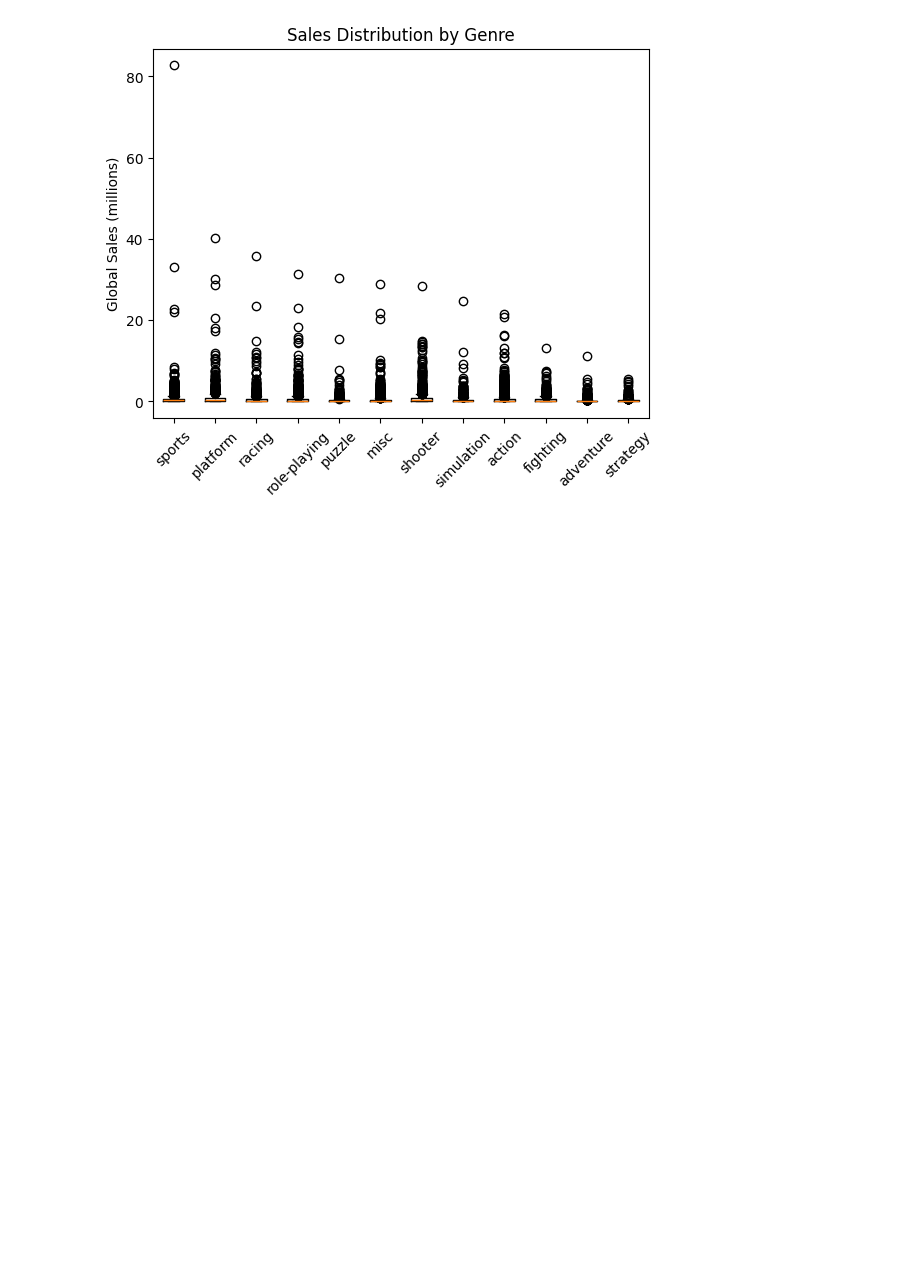
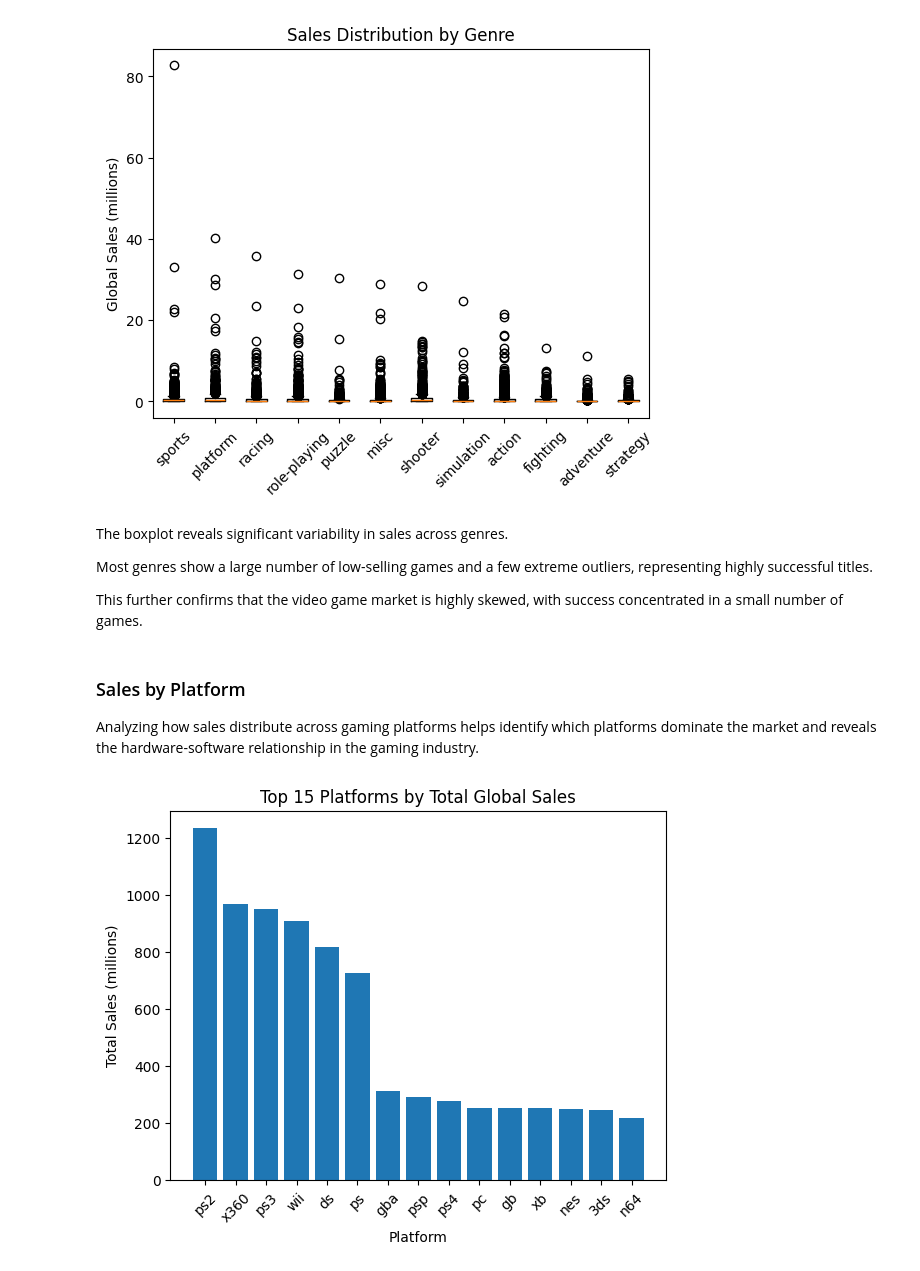
Before and after one commit to VenomRevenge/data-science-exam-video-game-success-analysis, a Jupyter notebook: video_games_analysis.ipynb, the cells around one changed output. Cells and saved outputs as stored; diff of their text form; code cells hidden in the pictures; blank space fills up the shorter version.

Commit message:
Did some EDA on sales by platform, review scores and regional sales distribution, next will do some correlation analysis

```diff
--- a/video_games_analysis.ipynb
+++ b/video_games_analysis.ipynb
@@ -682,3 +682,30 @@ plt.ylabel("Global Sales (millions)")
 plt.show()
 # %% [output]
 [figure]
+# %% [markdown]
+The boxplot reveals significant variability in sales across genres.
+
+Most genres show a large number of low-selling games and a few extreme outliers, representing highly successful titles.
+
+This further confirms that the video game market is highly skewed, with success concentrated in a small number of games.
+# %% [markdown]
+### Sales by Platform
+
+Analyzing how sales distribute across gaming platforms helps identify which platforms dominate the market and reveals the hardware-software relationship in the gaming industry.
+# %%
+sales_by_platform = (
+    vg_data_merged
+    .groupby("platform")["global_sales_vgsales"]
+    .sum()
+    .sort_values(ascending=False)
+    .head(15)  # top 15 platforms
+)
+
+plt.bar(sales_by_platform.index, sales_by_platform.values)
+plt.title("Top 15 Platforms by Total Global Sales")
+plt.xlabel("Platform")
+plt.ylabel("Total Sales (millions)")
+plt.xticks(rotation=45)
+plt.show()
+# %% [output]
+[figure, added]
```
Also changed, not shown: parts of 9 cells of this notebook.
